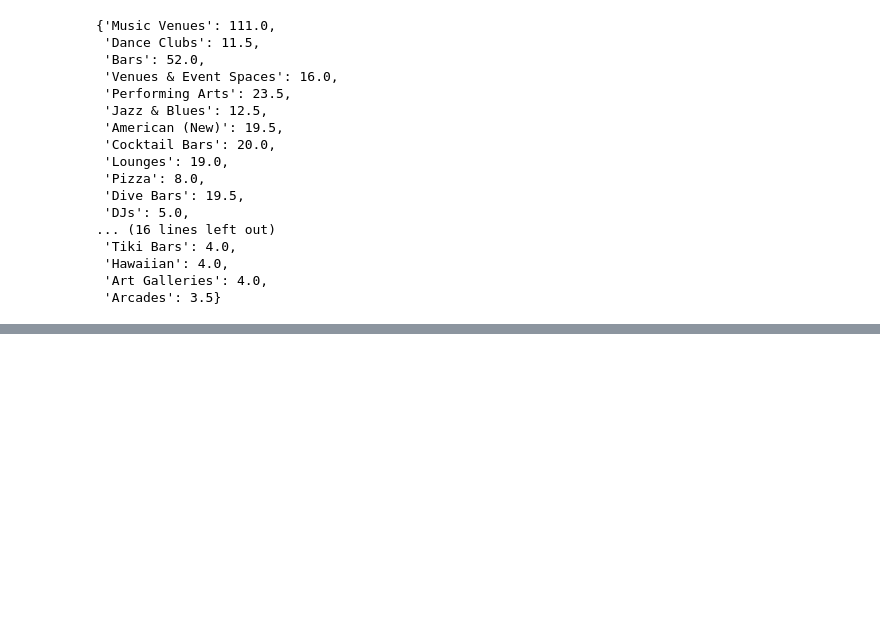
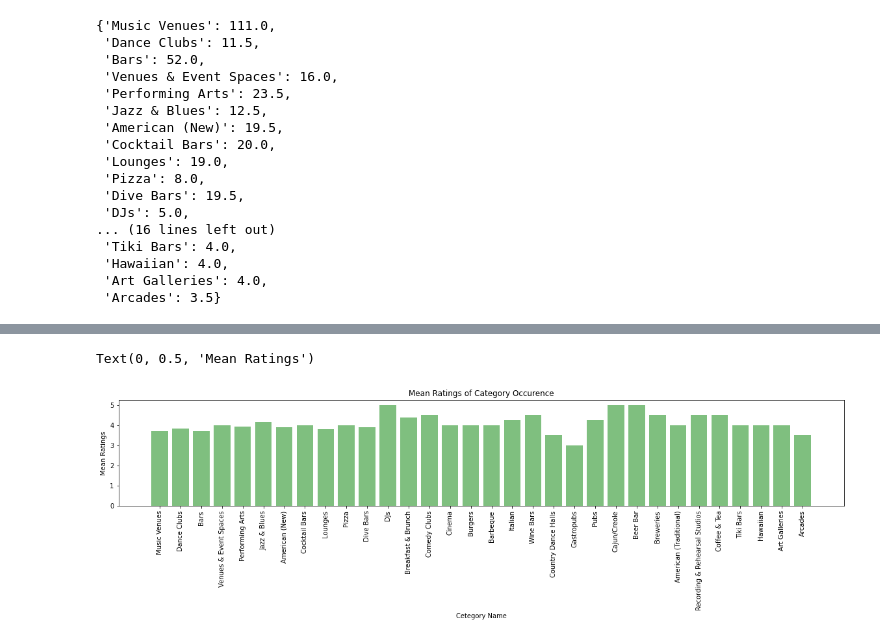
Before and after one commit to mattyk33/A-team, a Jupyter notebook: yelp_music_venue_reviews2.ipynb, the cells around one changed output, grey strips where cells are left out. Drawn from its saved outputs; the diff is of its cells as text; code cells hidden in the pictures; blank space fills up the shorter version.

Commit message:
Category Type Mean Ratings bar chart

```diff
--- a/yelp_music_venue_reviews2.ipynb
+++ b/yelp_music_venue_reviews2.ipynb
@@ -273,0 +268,4 @@ catSumNums=list(catSums.values())
+# %%
+catSumNums_df=pd.DataFrame(catSumList,catSumNums).reset_index()
+catSumNums_df = catSumNums_df.rename(columns={"index": "Ratings Sum", 0: "Categories Type"})
+catSumNums_df
@@ -273,0 +290,4 @@ catSumNums=list(catSums.values())
+# %%
+catNums_df=pd.DataFrame(catSumList,catNums).reset_index()
+catNums_df=catNums_df.rename(columns={"index": "Frequency", 0: "Categories Type"})
+catNums_df
@@ -273,0 +314,3 @@ catSumNums=list(catSums.values())
+# %%
+catMean_df=catSumNums_df["Ratings Sum"]/catNums_df["Frequency"]
+catMean_df
@@ -273,0 +335,4 @@ catSumNums=list(catSums.values())
+# %%
+catMeanRatings_df=pd.DataFrame(catSumList,catMean_df).reset_index()
+catMeanRatings_df=catMeanRatings_df.rename(columns={"index": "Mean Ratings", 0: "Categories Type"})
+catMeanRatings_df
@@ -273,0 +357,10 @@ catSumNums=list(catSums.values())
+# %%
+plt.figure(figsize=(20,3))
+plt.bar(catMeanRatings_df["Categories Type"], catMeanRatings_df["Mean Ratings"], color='g', alpha=0.5, align="center")
+plt.xticks(catList, rotation="vertical")
+plt.title("Mean Ratings of Category Occurence")
+plt.xlabel("Cetegory Name")
+plt.ylabel("Mean Ratings")
+# %% [output]
+Text(0, 0.5, 'Mean Ratings')
+[figure, added]
```
Also changed, not shown: parts of 7 cells of this notebook.
